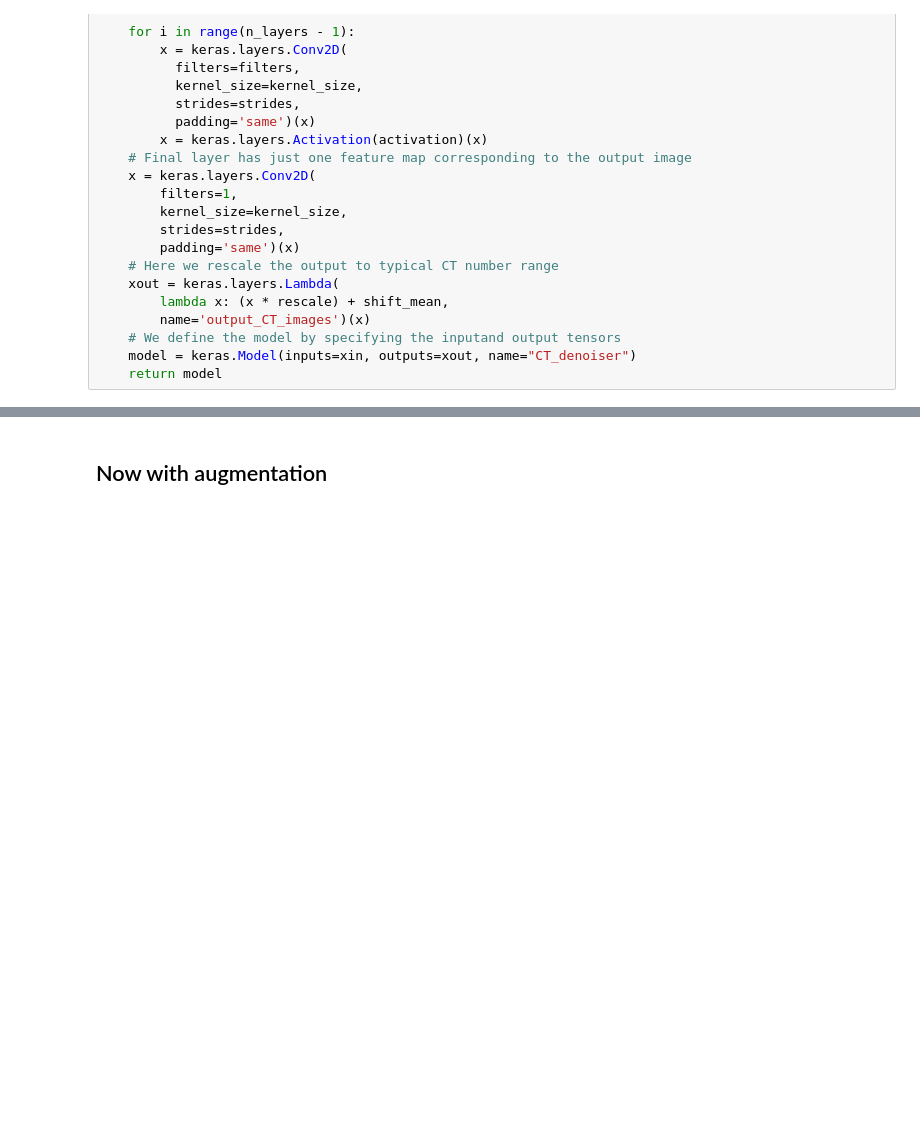
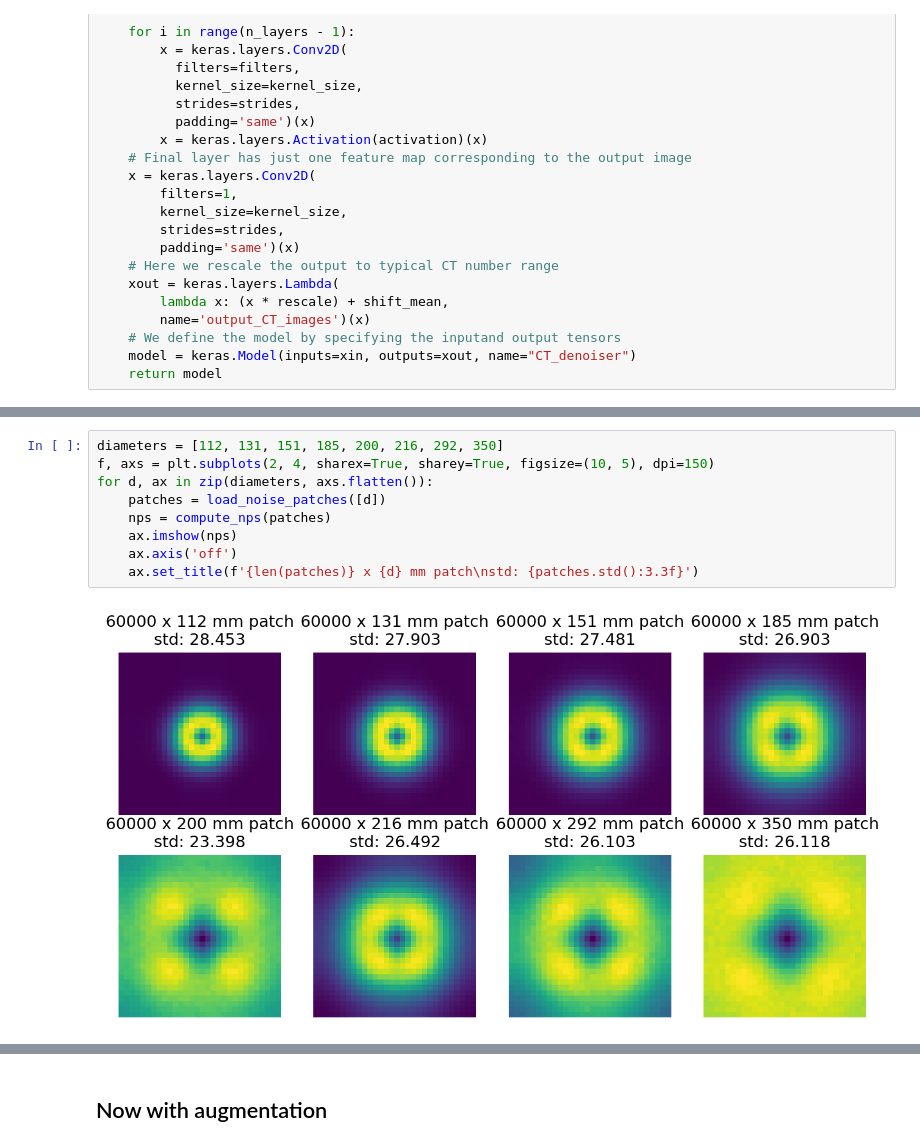
Before and after one commit to brandonjnelsonFDA/pediatric-CT-noise-texture-augmentation, a Jupyter notebook: notebooks/train_denoiser_with_augmentation.ipynb, the cells around one changed output, grey strips where cells are left out. Saved outputs shown, nothing was run; the diff lists cells and outputs as text; blank space fills up the shorter version.

```diff
--- a/notebooks/train_denoiser_with_augmentation.ipynb
+++ b/notebooks/train_denoiser_with_augmentation.ipynb
@@ -139,0 +165,11 @@ noise_patches = np.concatenate(list(noise_patch_dict.values()))
+# %%
+diameters = [112, 131, 151, 185, 200, 216, 292, 350]
+f, axs = plt.subplots(2, 4, sharex=True, sharey=True, figsize=(10, 5), dpi=150)
+for d, ax in zip(diameters, axs.flatten()):
+    patches = load_noise_patches([d])
+    nps = compute_nps(patches)
+    ax.imshow(nps)
+    ax.axis('off')
+    ax.set_title(f'{len(patches)} x {d} mm patch\nstd: {patches.std():3.3f}')
+# %% [output]
+[figure, added]
```
Also changed, not shown: parts of 32 cells of this notebook, 4 other files.
